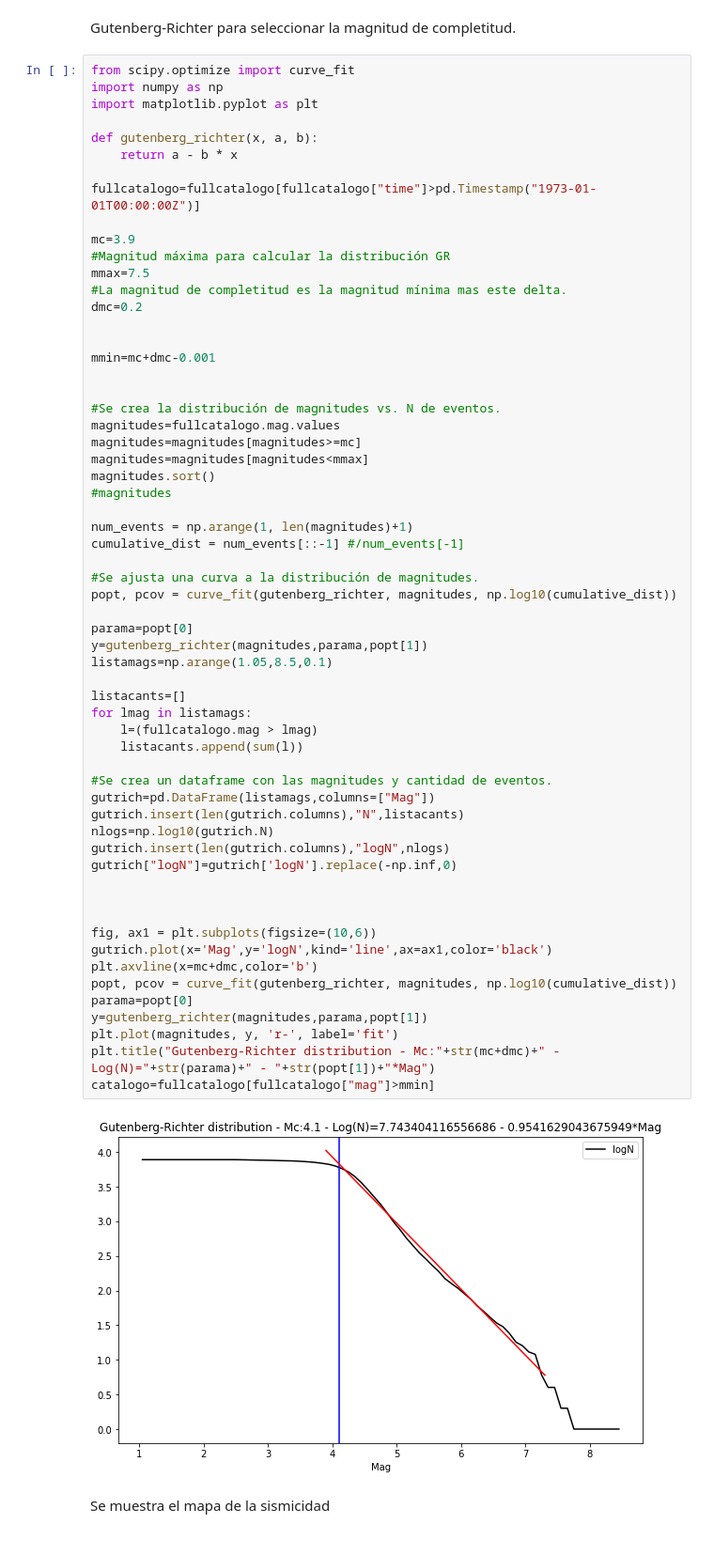
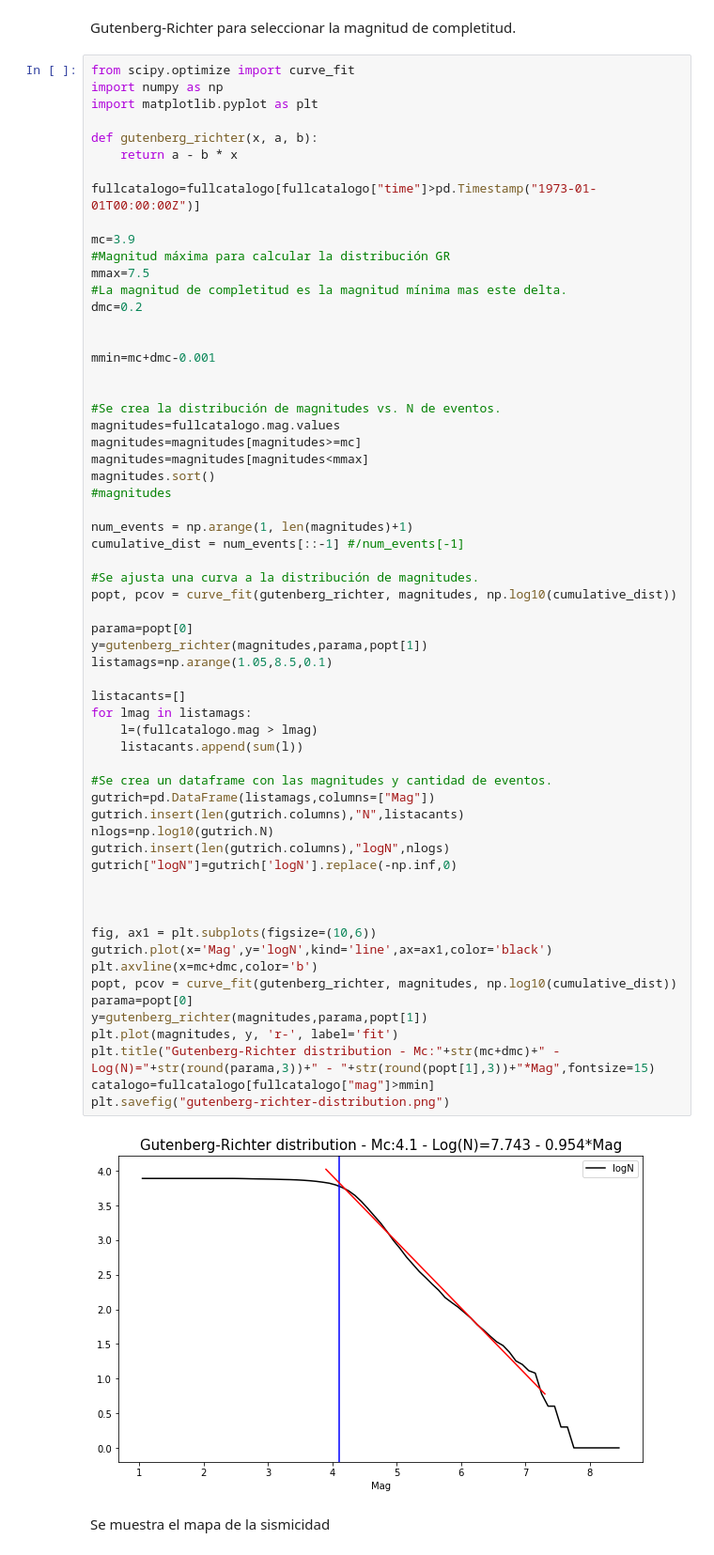
Before and after one commit to daniel-leon/redessismos, a Jupyter notebook: CatalogAnalysis.ipynb, the cells around one changed output. Shown at 94% size. Drawn from its saved outputs; the diff is of its cells as text.

```diff
--- a/CatalogAnalysis.ipynb
+++ b/CatalogAnalysis.ipynb
@@ -71,35 +71,36 @@ cumulative_dist = num_events[::-1] #/num_events[-1]
 #Se ajusta una curva a la distribución de magnitudes.
 popt, pcov = curve_fit(gutenberg_richter, magnitudes, np.log10(cumulative_dist))
 
 parama=popt[0]
 y=gutenberg_richter(magnitudes,parama,popt[1])
 listamags=np.arange(1.05,8.5,0.1)
 
 listacants=[]
 for lmag in listamags:
     l=(fullcatalogo.mag > lmag)
     listacants.append(sum(l))
 
 #Se crea un dataframe con las magnitudes y cantidad de eventos.
 gutrich=pd.DataFrame(listamags,columns=["Mag"])
 gutrich.insert(len(gutrich.columns),"N",listacants)
 nlogs=np.log10(gutrich.N)
 gutrich.insert(len(gutrich.columns),"logN",nlogs)
 gutrich["logN"]=gutrich['logN'].replace(-np.inf,0)
 
 
 
 fig, ax1 = plt.subplots(figsize=(10,6))
 gutrich.plot(x='Mag',y='logN',kind='line',ax=ax1,color='black')
 plt.axvline(x=mc+dmc,color='b')
 popt, pcov = curve_fit(gutenberg_richter, magnitudes, np.log10(cumulative_dist))
 parama=popt[0]
 y=gutenberg_richter(magnitudes,parama,popt[1])
 plt.plot(magnitudes, y, 'r-', label='fit')
-plt.title("Gutenberg-Richter distribution - Mc:"+str(mc+dmc)+" - Log(N)="+str(parama)+" - "+str(popt[1])+"*Mag")
+plt.title("Gutenberg-Richter distribution - Mc:"+str(mc+dmc)+" - Log(N)="+str(round(parama,3))+" - "+str(round(popt[1],3))+"*Mag",fontsize=15)
 catalogo=fullcatalogo[fullcatalogo["mag"]>mmin]
+plt.savefig("gutenberg-richter-distribution.png")
 # %% [output]
-[figure, old version]
+[figure, new version]
 # %% [markdown]
 Se muestra el mapa de la sismicidad
 # %%
```
Also changed, not shown: parts of 34 cells of this notebook.
